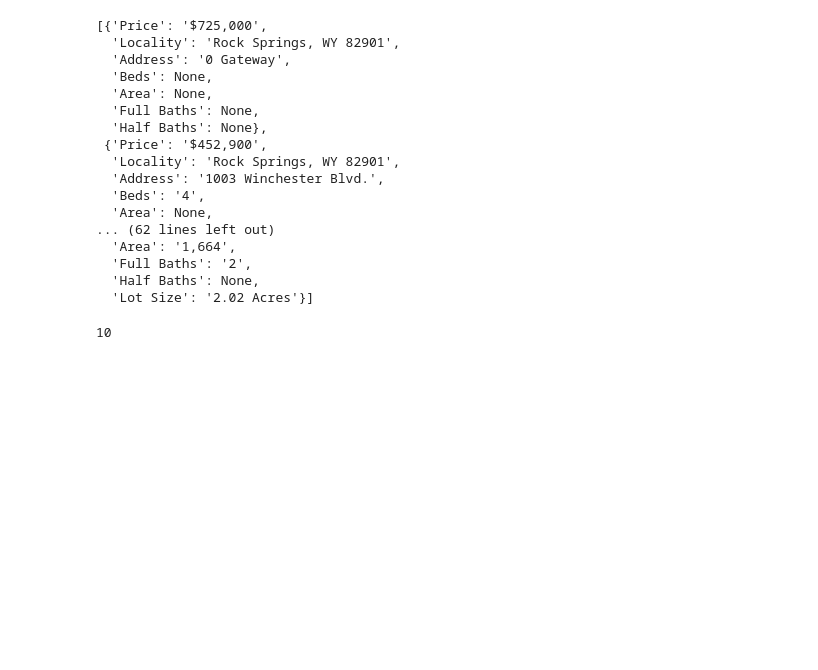
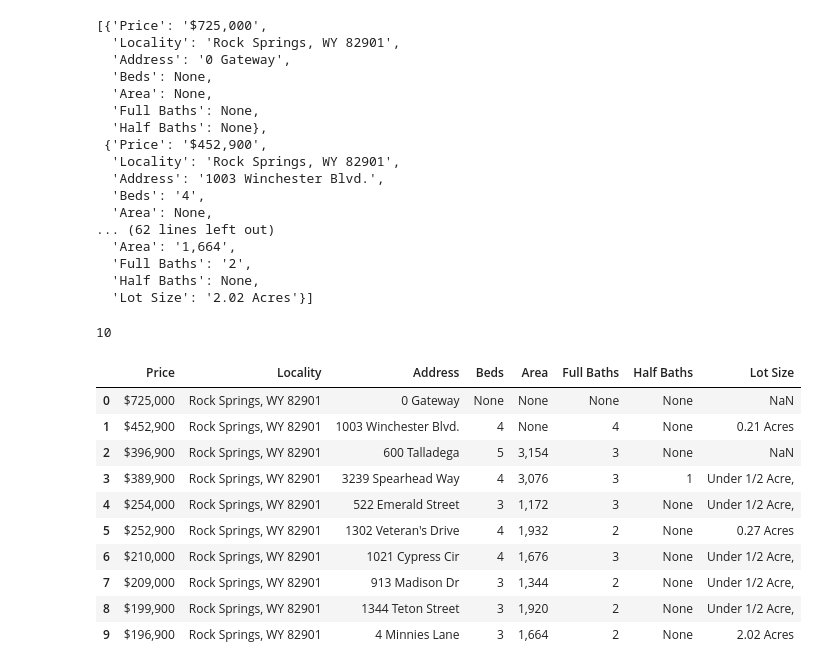
Before and after one commit to Dev-94/PyScrape_Real_Estate, a Jupyter notebook: PyScrape_Real_Estate.ipynb, the cells around one changed output. Cells and saved outputs as stored; diff of their text form; code cells hidden in the pictures; blank space fills up the shorter version.

```diff
--- a/PyScrape_Real_Estate.ipynb
+++ b/PyScrape_Real_Estate.ipynb
@@ -90,3 +90,17 @@ len(l)
 # %%
 import pandas
 df=pandas.DataFrame(l)
+# %%
+df
+# %% [output]
+|  | Price | Locality | Address | Beds | Area | Full Baths | Half Baths | Lot Size |
+| 0 | $725,000 | Rock Springs, WY 82901 | 0 Gateway | None | None | None | None | NaN |
+| 1 | $452,900 | Rock Springs, WY 82901 | 1003 Winchester Blvd. | 4 | None | 4 | None | 0.21 Acres |
+| 2 | $396,900 | Rock Springs, WY 82901 | 600 Talladega | 5 | 3,154 | 3 | None | NaN |
+| 3 | $389,900 | Rock Springs, WY 82901 | 3239 Spearhead Way | 4 | 3,076 | 3 | 1 | Under 1/2 Acre, |
+| 4 | $254,000 | Rock Springs, WY 82901 | 522 Emerald Street | 3 | 1,172 | 3 | None | Under 1/2 Acre, |
+| 5 | $252,900 | Rock Springs, WY 82901 | 1302 Veteran's Drive | 4 | 1,932 | 2 | None | 0.27 Acres |
+| 6 | $210,000 | Rock Springs, WY 82901 | 1021 Cypress Cir | 4 | 1,676 | 3 | None | Under 1/2 Acre, |
+| 7 | $209,000 | Rock Springs, WY 82901 | 913 Madison Dr | 3 | 1,344 | 2 | None | Under 1/2 Acre, |
+| 8 | $199,900 | Rock Springs, WY 82901 | 1344 Teton Street | 3 | 1,920 | 2 | None | Under 1/2 Acre, |
+| 9 | $196,900 | Rock Springs, WY 82901 | 4 Minnies Lane | 3 | 1,664 | 2 | None | 2.02 Acres |
```
Also changed, not shown: parts of 1 cell of this notebook.
